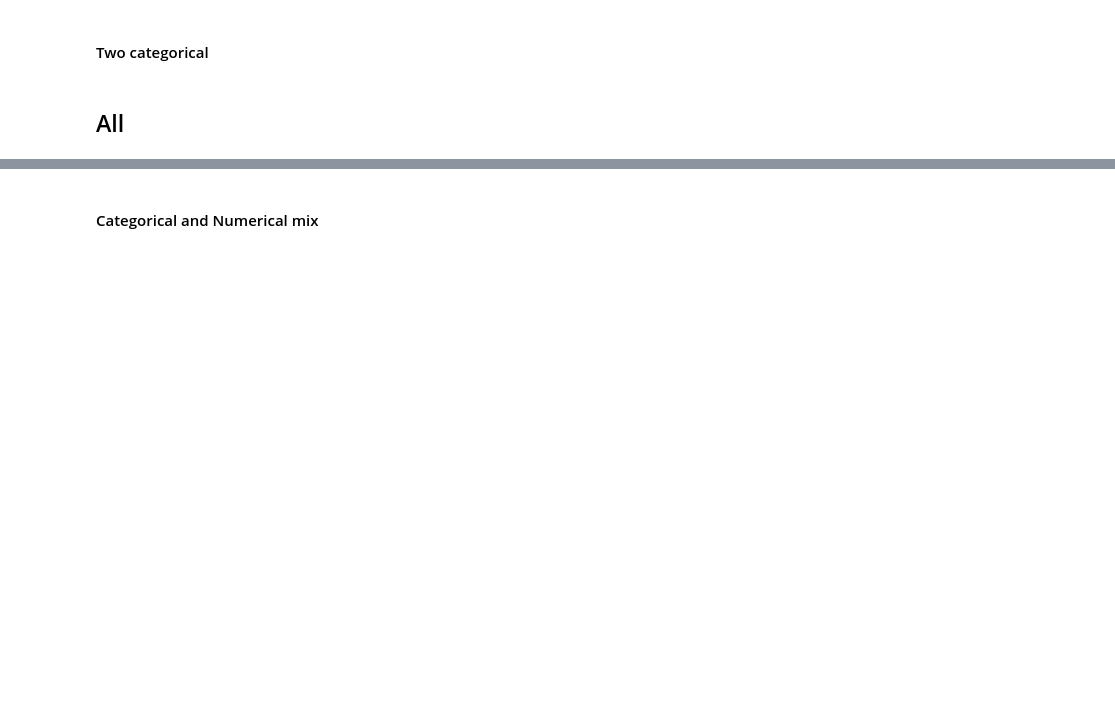
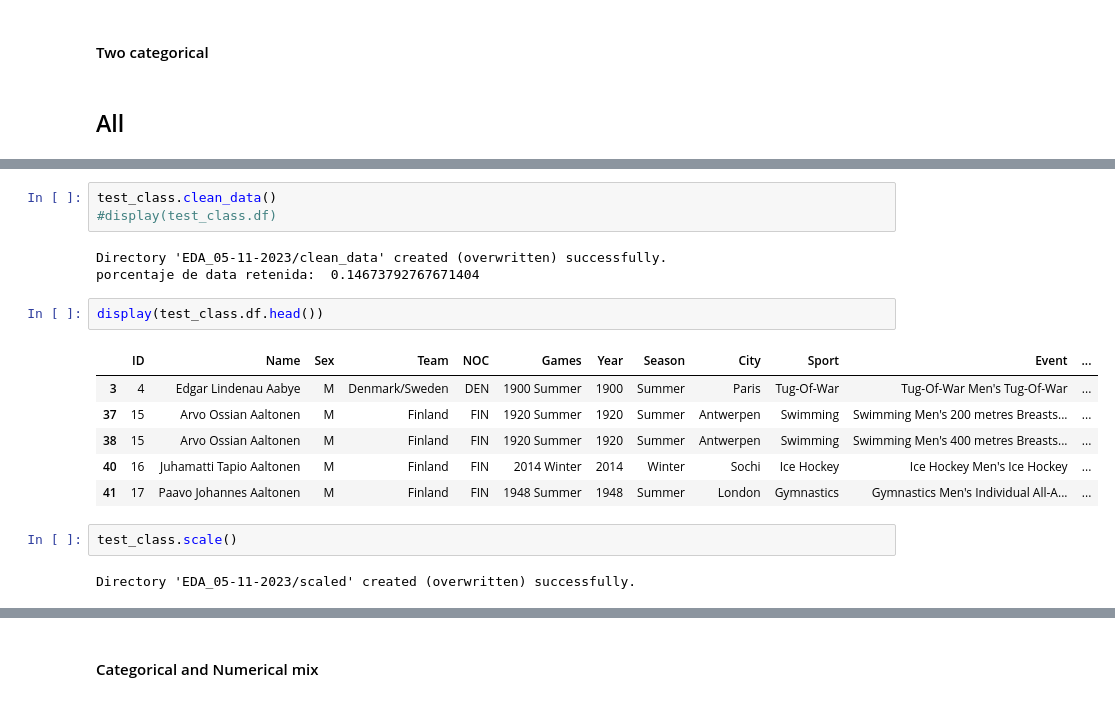
Before and after one commit to HexaPulsar/LabMDS, a Jupyter notebook: Proyecto_1/NUEVO_Proyecto_enunciado.ipynb, the cells around one changed output, grey strips where cells are left out. Drawn from its saved outputs; the diff is of its cells as text; blank space fills up the shorter version.

```diff
--- a/Proyecto_1/NUEVO_Proyecto_enunciado.ipynb
+++ b/Proyecto_1/NUEVO_Proyecto_enunciado.ipynb
@@ -664,0 +672,19 @@ Directory 'EDA_05-11-2023' created (overwritten) successfully.
+# %%
+test_class.clean_data()
+#display(test_class.df)
+# %% [output]
+Directory 'EDA_05-11-2023/clean_data' created (overwritten) successfully.
+porcentaje de data retenida:  0.14673792767671404
+# %%
+display(test_class.df.head())
+# %% [output]
+|  | ID | Name | Sex | Team | NOC | Games | Year | Season | City | Sport | Event | ... |
+| 3 | 4 | Edgar Lindenau Aabye | M | Denmark/Sweden | DEN | 1900 Summer | 1900 | Summer | Paris | Tug-Of-War | Tug-Of-War Men's Tug-Of-War | ... |
+| 37 | 15 | Arvo Ossian Aaltonen | M | Finland | FIN | 1920 Summer | 1920 | Summer | Antwerpen | Swimming | Swimming Men's 200 metres Breasts... | ... |
+| 38 | 15 | Arvo Ossian Aaltonen | M | Finland | FIN | 1920 Summer | 1920 | Summer | Antwerpen | Swimming | Swimming Men's 400 metres Breasts... | ... |
+| 40 | 16 | Juhamatti Tapio Aaltonen | M | Finland | FIN | 2014 Winter | 2014 | Winter | Sochi | Ice Hockey | Ice Hockey Men's Ice Hockey | ... |
+| 41 | 17 | Paavo Johannes Aaltonen | M | Finland | FIN | 1948 Summer | 1948 | Summer | London | Gymnastics | Gymnastics Men's Individual All-A... | ... |
+# %%
+test_class.scale()
+# %% [output]
+Directory 'EDA_05-11-2023/scaled' created (overwritten) successfully.
```
Also changed, not shown: parts of 10 cells of this notebook, 2 other files.
